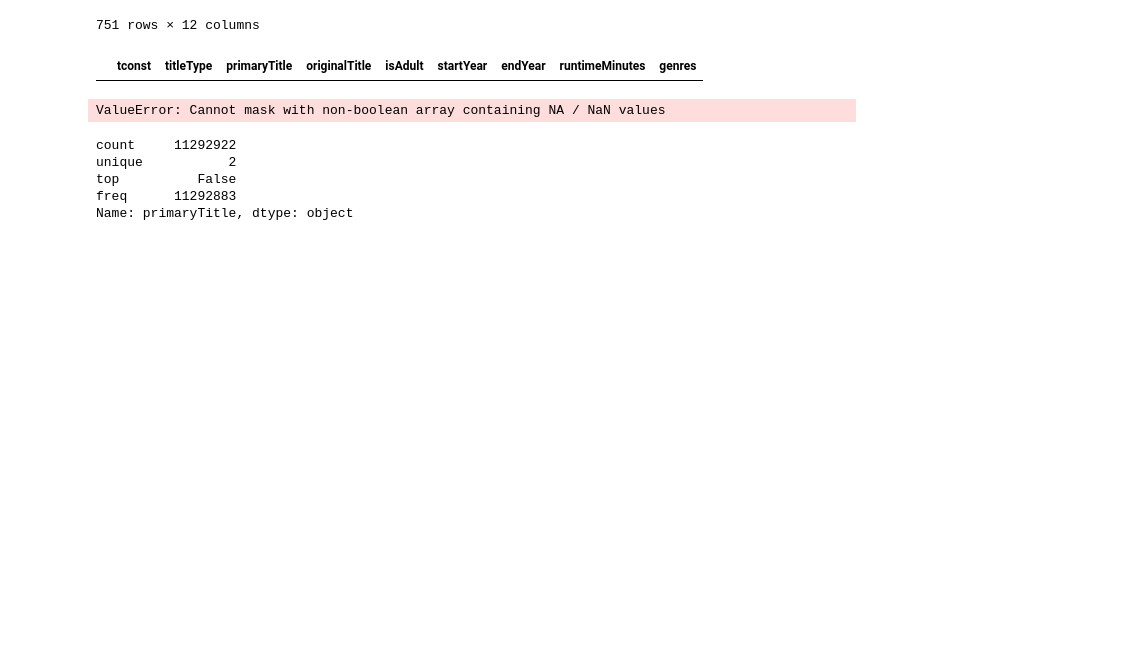
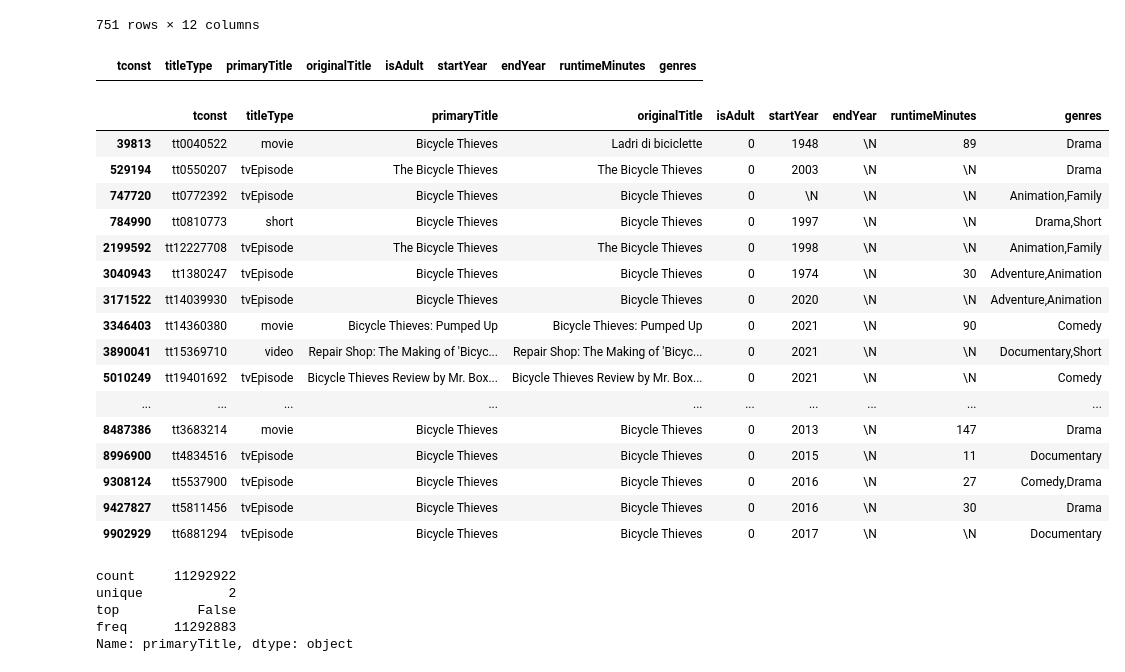
Before and after one commit to aenfield/random, a Jupyter notebook: GreatMovies.ipynb, the cells around one changed output. Saved outputs shown, nothing was run; the diff lists cells and outputs as text; code cells hidden in the pictures; blank space fills up the shorter version.

Commit message:
Tweaks while updating source Ebert list w/ titles for better matching.

```diff
--- a/GreatMovies.ipynb
+++ b/GreatMovies.ipynb
@@ -43,0 +46,3 @@ d_basics[:5]
+# %%
+d_basics = d_basics.dropna(subset=['primaryTitle'])
+d_basics.shape
@@ -156,9 +163,25 @@ d_basics[d_basics['primaryTitle'] == 'Ladri di biciclette']
 # %% [output]
 |  | tconst | titleType | primaryTitle | originalTitle | isAdult | startYear | endYear | runtimeMinutes | genres |
 # %%
-d_basics[d_basics['primaryTitle'].str.contains('bicycle')]
+d_basics[d_basics['primaryTitle'].str.contains('bicycle thieves', case=False)]
 # %% [output]
-ValueError: Cannot mask with non-boolean array containing NA / NaN values
+|  | tconst | titleType | primaryTitle | originalTitle | isAdult | startYear | endYear | runtimeMinutes | genres |
+| 39813 | tt0040522 | movie | Bicycle Thieves | Ladri di biciclette | 0 | 1948 | \N | 89 | Drama |
+| 529194 | tt0550207 | tvEpisode | The Bicycle Thieves | The Bicycle Thieves | 0 | 2003 | \N | \N | Drama |
+| 747720 | tt0772392 | tvEpisode | Bicycle Thieves | Bicycle Thieves | 0 | \N | \N | \N | Animation,Family |
+| 784990 | tt0810773 | short | Bicycle Thieves | Bicycle Thieves | 0 | 1997 | \N | \N | Drama,Short |
+| 2199592 | tt12227708 | tvEpisode | The Bicycle Thieves | The Bicycle Thieves | 0 | 1998 | \N | \N | Animation,Family |
+| 3040943 | tt1380247 | tvEpisode | Bicycle Thieves | Bicycle Thieves | 0 | 1974 | \N | 30 | Adventure,Animation |
+| 3171522 | tt14039930 | tvEpisode | Bicycle Thieves | Bicycle Thieves | 0 | 2020 | \N | \N | Adventure,Animation |
+| 3346403 | tt14360380 | movie | Bicycle Thieves: Pumped Up | Bicycle Thieves: Pumped Up | 0 | 2021 | \N | 90 | Comedy |
+| 3890041 | tt15369710 | video | Repair Shop: The Making of 'Bicyc... | Repair Shop: The Making of 'Bicyc... | 0 | 2021 | \N | \N | Documentary,Short |
+| 5010249 | tt19401692 | tvEpisode | Bicycle Thieves Review by Mr. Box... | Bicycle Thieves Review by Mr. Box... | 0 | 2021 | \N | \N | Comedy |
+| ... | ... | ... | ... | ... | ... | ... | ... | ... | ... |
+| 8487386 | tt3683214 | movie | Bicycle Thieves | Bicycle Thieves | 0 | 2013 | \N | 147 | Drama |
+| 8996900 | tt4834516 | tvEpisode | Bicycle Thieves | Bicycle Thieves | 0 | 2015 | \N | 11 | Documentary |
+| 9308124 | tt5537900 | tvEpisode | Bicycle Thieves | Bicycle Thieves | 0 | 2016 | \N | 27 | Comedy,Drama |
+| 9427827 | tt5811456 | tvEpisode | Bicycle Thieves | Bicycle Thieves | 0 | 2016 | \N | 30 | Drama |
+| 9902929 | tt6881294 | tvEpisode | Bicycle Thieves | Bicycle Thieves | 0 | 2017 | \N | \N | Documentary |
 # %%
 d_basics['primaryTitle'].str.contains('bicycle').describe()
 # %% [output]
```
Also changed, not shown: parts of 2 cells of this notebook.
